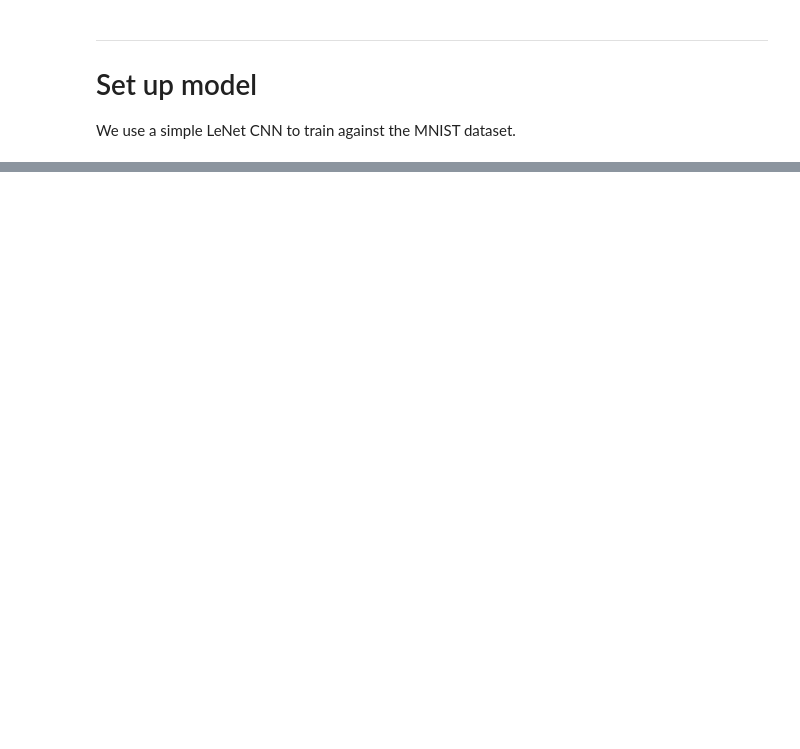
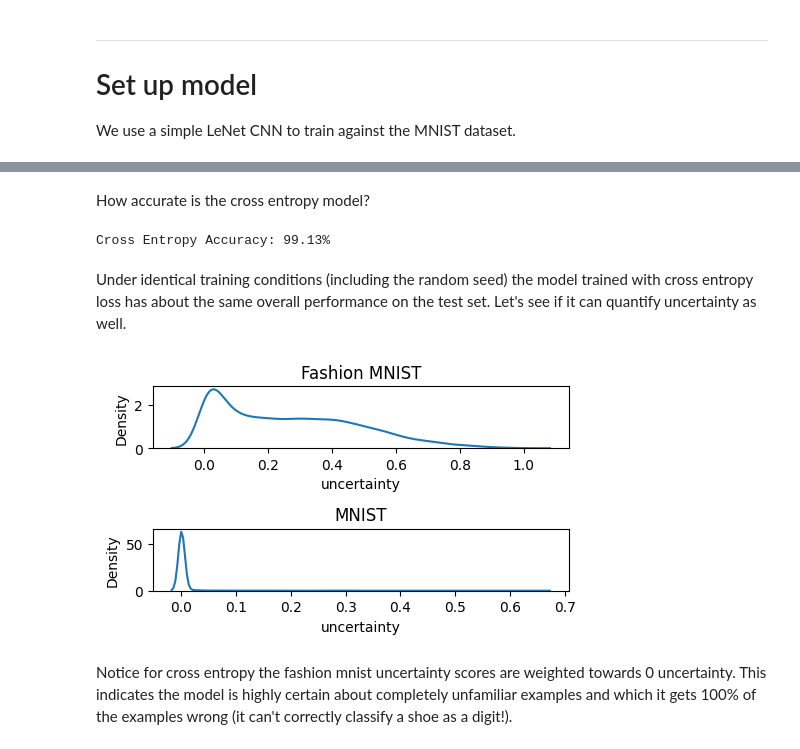
Before and after one commit to agencyenterprise/uncertainty-loss, a Jupyter notebook: examples/mnist/mnist.ipynb, the cells around one changed output, grey strips where cells are left out. Cells and saved outputs as stored; diff of their text form; code cells hidden in the pictures; blank space fills up the shorter version.

```diff
--- a/examples/mnist/mnist.ipynb
+++ b/examples/mnist/mnist.ipynb
@@ -668,0 +251,7 @@ The next steps are
+# %%
+torch.manual_seed(0)
+model = LeNet(classifier_activation=None)
+print('Training Standard Cross Entropy Model')
+print('='*80)
+mnist_fit_loop(model, F.cross_entropy)
+models['cross_entropy'] = model
@@ -668,0 +271,38 @@ The next steps are
+# %% [markdown]
+How accurate is the cross entropy model?
+# %%
+model = models['cross_entropy']
+with torch.no_grad():
+    y_pred = torch.stack([torch.argmax(model(x.to(DEVICE)),dim=-1) for x,y in test_dl])
+    y_true = torch.stack([y.to(DEVICE) for x,y in test_dl])
+acc = torch.mean((y_pred == y_true).float()).item()
+print(f'Cross Entropy Accuracy: {acc:.2%}')
+# %% [output]
+Cross Entropy Accuracy: 99.13%
+# %% [markdown]
+Under identical training conditions (including the random seed) the model trained with cross entropy loss has about the same overall performance on the test set.  Let's see if it can quantify uncertainty as well.
+# %%
+model = models['cross_entropy']
+with torch.no_grad():
+    fashion_logits= torch.cat([model(x.to(DEVICE)) for x,y in fashion_mnist_dl])
+    mnist_logits = torch.cat([model(x.to(DEVICE)) for x,y in test_dl])
+
+
+
+fashion_uncert = ul.entropy(F.softmax(fashion_logits, dim=1), normalize=True).cpu().numpy()
+mnist_uncert = ul.entropy(F.softmax(mnist_logits, dim=1), normalize=True).cpu().numpy()
+
+metrics['cross_entropy'] = {'fashion_uncert':fashion_uncert, 'mnist_uncert':mnist_uncert}
+
+fig,ax = plt.subplots(2,1,figsize=(5,3))
+sns.kdeplot(fashion_uncert.ravel(),ax=ax[0])
+ax[0].set_title('Fashion MNIST')
+sns.kdeplot(mnist_uncert.ravel(),ax=ax[1])
+ax[1].set_title('MNIST')
+for a in ax:
+    a.set_xlabel('uncertainty')
+fig.tight_layout()
+# %% [output]
+[figure, added]
+# %% [markdown]
+Notice for cross entropy the fashion mnist uncertainty scores are weighted towards 0 uncertainty.  This indicates the model is highly certain about completely unfamiliar examples and which it gets 100% of the examples wrong (it can't correctly classify a shoe as a digit!).
```
Also changed, not shown: parts of 81 cells of this notebook, 6 other files.
